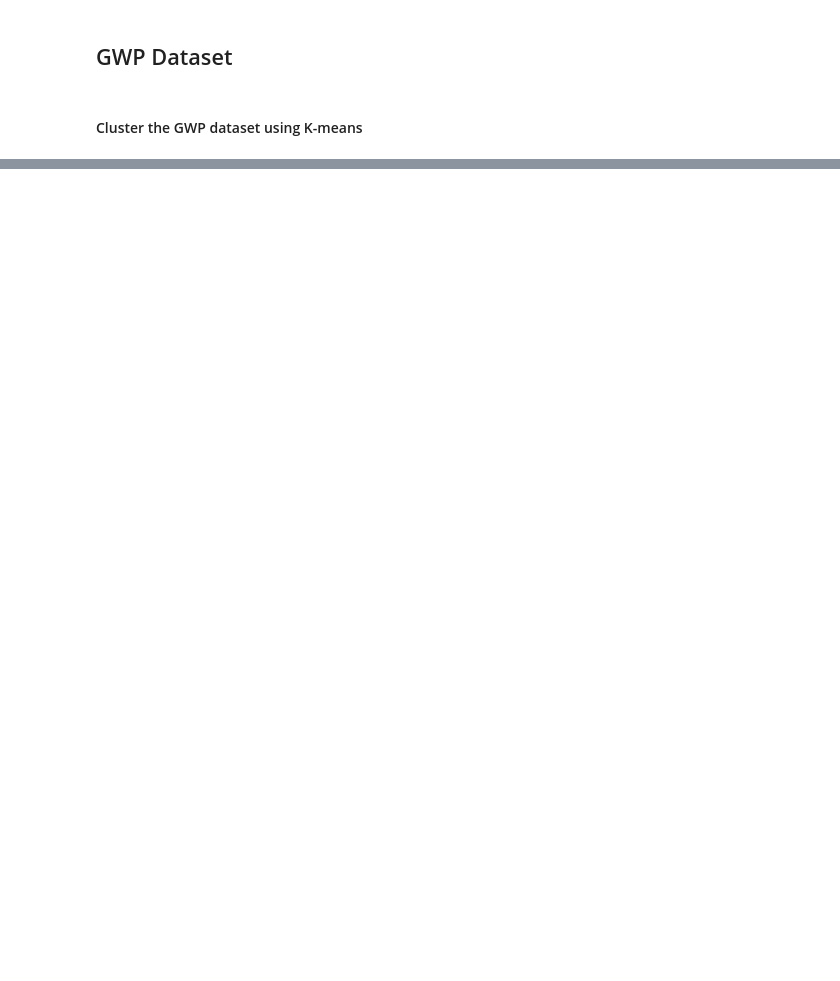
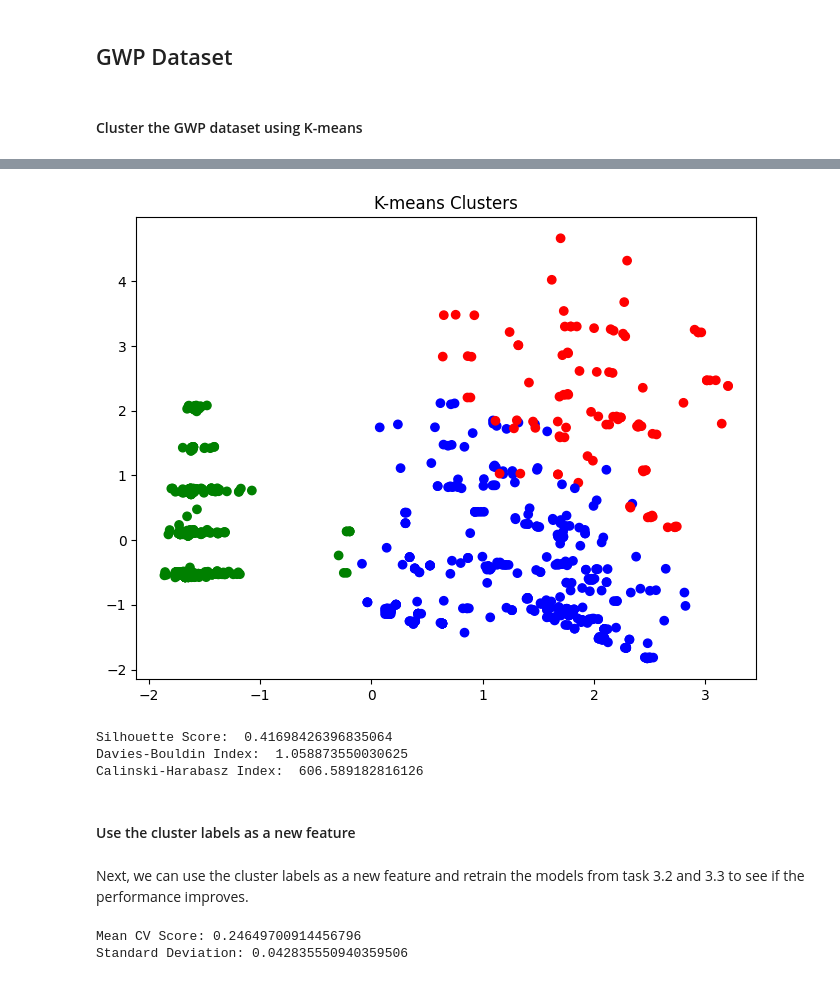
Before and after one commit to camwhite18/ml-classification-regression, a Jupyter notebook: task3_4.ipynb, the cells around one changed output, grey strips where cells are left out. Drawn from its saved outputs; the diff is of its cells as text; code cells hidden in the pictures; blank space fills up the shorter version.

```diff
--- a/task3_4.ipynb
+++ b/task3_4.ipynb
@@ -13,20 +14,25 @@ def evaluate_clustering(X, Y, Y_pred):
     print('Davies-Bouldin Index: ', davies_bouldin_score(X, Y_pred))
     print('Calinski-Harabasz Index: ', calinski_harabasz_score(X, Y_pred))
 # %%
-def plot_clusters(X, Y, Y_pred, cmap):
+def plot_clusters(X, Y_pred, cmap, Y=None):
     # Apply PCA and transform the data to 2 dimensions
     pca = PCA(n_components=2)
     X_pca = pca.fit_transform(X)
 
-    fig, ax = plt.subplots(1, 2, figsize=(16, 6))
+    if Y is None:
+        fig, ax = plt.subplots(figsize=(8, 6))
+        ax = [ax]
+    else:
+        fig, ax = plt.subplots(1, 2, figsize=(16, 6))
 
     # Scatter plot for the clusters created by K-means
-    ax[0].scatter(X_pca[:, 0], X_pca[:, 1], c=[cmap[pred] for pred in Y_pred])
+    ax[0].scatter(X_pca[:, 0], X_pca[:, 1], c=[cmap.get(pred, 'white') for pred in Y_pred])
     ax[0].set_title('K-means Clusters')
 
-    # Scatter plot for the actual labels
-    ax[1].scatter(X_pca[:, 0], X_pca[:, 1], c=[cmap[actual] for actual in Y])
-    ax[1].set_title('Actual Labels')
+    if Y is not None:
+        # Scatter plot for the actual labels
+        ax[1].scatter(X_pca[:, 0], X_pca[:, 1], c=[cmap.get(actual, 'white') for actual in Y])
+        ax[1].set_title('Actual Labels')
 
     plt.show()
 # %% [markdown]
@@ -95,0 +100,17 @@ Silhouette Score:  0.415818456417125
+# %%
+gwp_km = KMeans(n_clusters=3, n_init='auto')
+gwp_Y_pred = gwp_km.fit_predict(gwp_X)
+# %%
+plot_clusters(X=gwp_X, Y_pred=gwp_Y_pred, cmap={0: 'red', 1: 'green', 2: 'blue'})
+# %% [output]
+[figure, added]
+# %%
+evaluate_clustering(X=gwp_X, Y_pred=gwp_Y_pred)
+# %% [output]
+Silhouette Score:  0.41698426396835064
+Davies-Bouldin Index:  1.058873550030625
+Calinski-Harabasz Index:  606.589182816126
+# %% [markdown]
+#### Use the cluster labels as a new feature
+# %% [markdown]
+Next, we can use the cluster labels as a new feature and retrain the models from task 3.2 and 3.3 to see if the performance improves.
@@ -95,0 +121,11 @@ Silhouette Score:  0.415818456417125
+# %%
+from sklearn.model_selection import cross_val_score
+from task3_2 import train_gwp_random_forest
+
+rf = train_gwp_random_forest()
+rf_cv_scores = cross_val_score(rf, gwp_X_new, gwp_Y, cv=5)
+print(f'Mean CV Score: {np.mean(rf_cv_scores)}')
+print(f'Standard Deviation: {np.std(rf_cv_scores)}')
+# %% [output]
+Mean CV Score: 0.24649700914456796
+Standard Deviation: 0.042835550940359506
```
Also changed, not shown: parts of 15 cells of this notebook, 4 other files.
